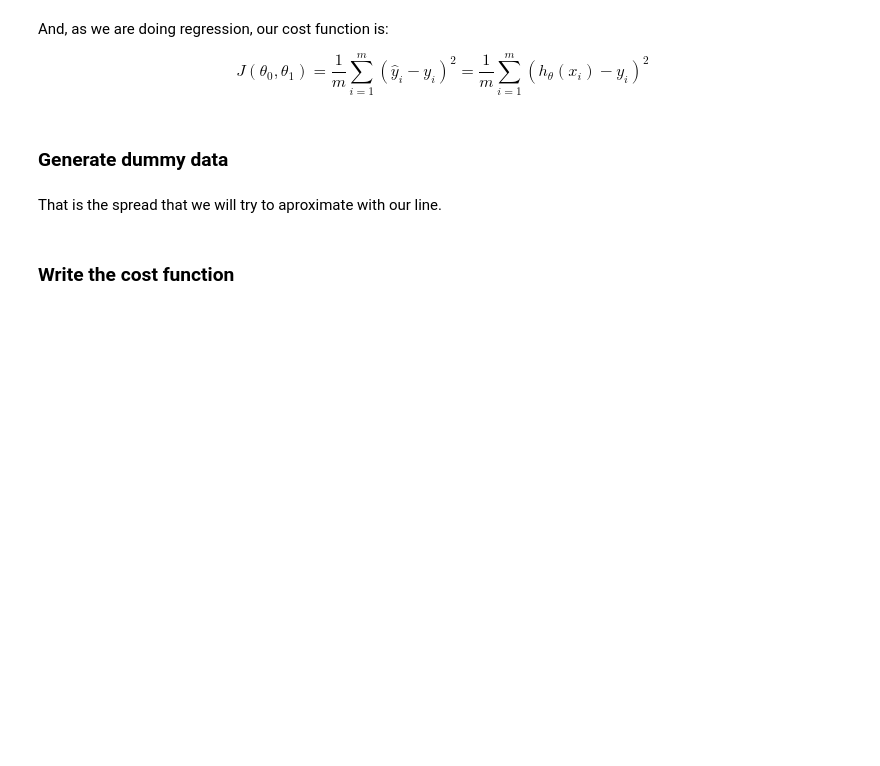
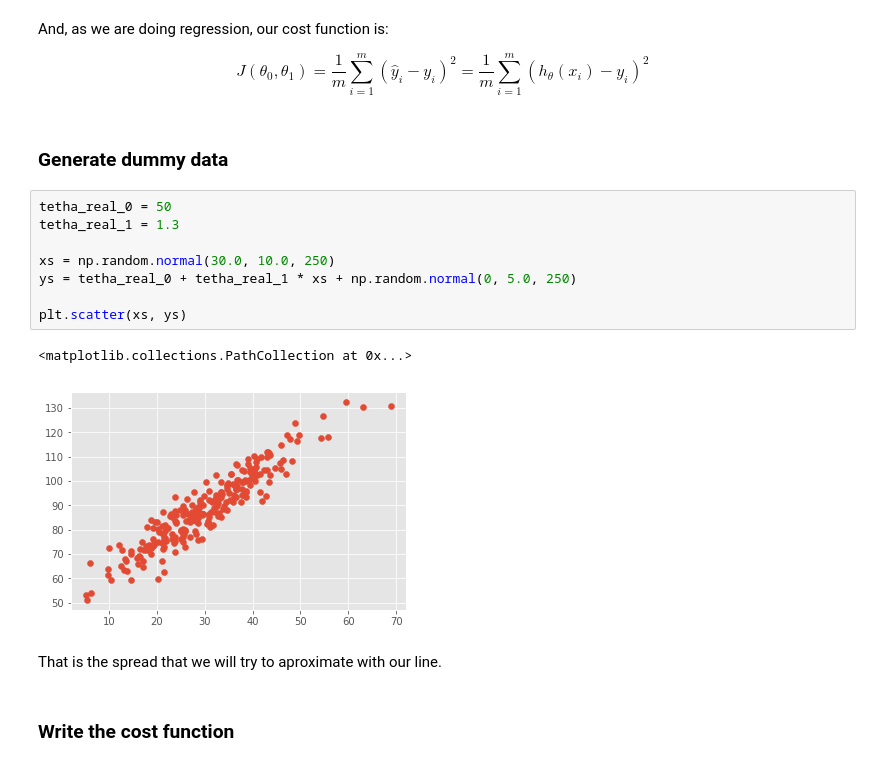
Before and after one commit to albertodiazr/ClasesMaster, a Jupyter notebook: Python/01-linear_algebra_numpy.ipynb, the cells around one changed output. Cells and saved outputs as stored; diff of their text form; blank space fills up the shorter version.

```diff
--- a/Python/01-linear_algebra_numpy.ipynb
+++ b/Python/01-linear_algebra_numpy.ipynb
@@ -752,6 +752,17 @@ And, as we are doing regression, our cost function is:
 $$J(\theta_0,\theta_1) = \frac{1}{m}\sum_{i=1}^m(\hat{y}_i-y_i)^2 = \frac{1}{m}\sum_{i=1}^m(h_\theta(x_i)-y_i)^2 $$
 # %% [markdown]
 ### Generate dummy data
+# %%
+tetha_real_0 = 50
+tetha_real_1 = 1.3
+
+xs = np.random.normal(30.0, 10.0, 250)
+ys = tetha_real_0 + tetha_real_1 * xs + np.random.normal(0, 5.0, 250)
+
+plt.scatter(xs, ys)
+# %% [output]
+<matplotlib.collections.PathCollection at 0x...>
+[figure, added]
 # %% [markdown]
 That is the spread that we will try to aproximate with our line.
 # %% [markdown]
```
Also changed, not shown: 1 other file.
